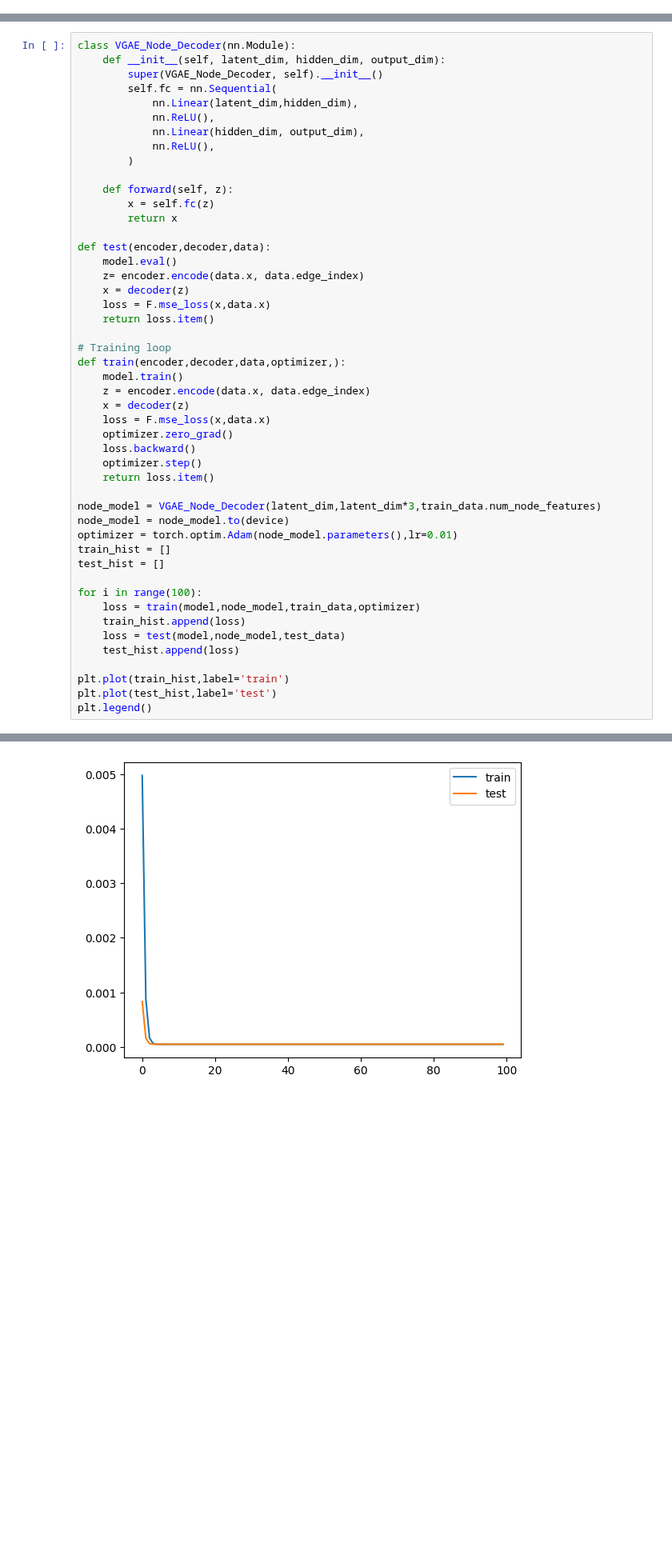
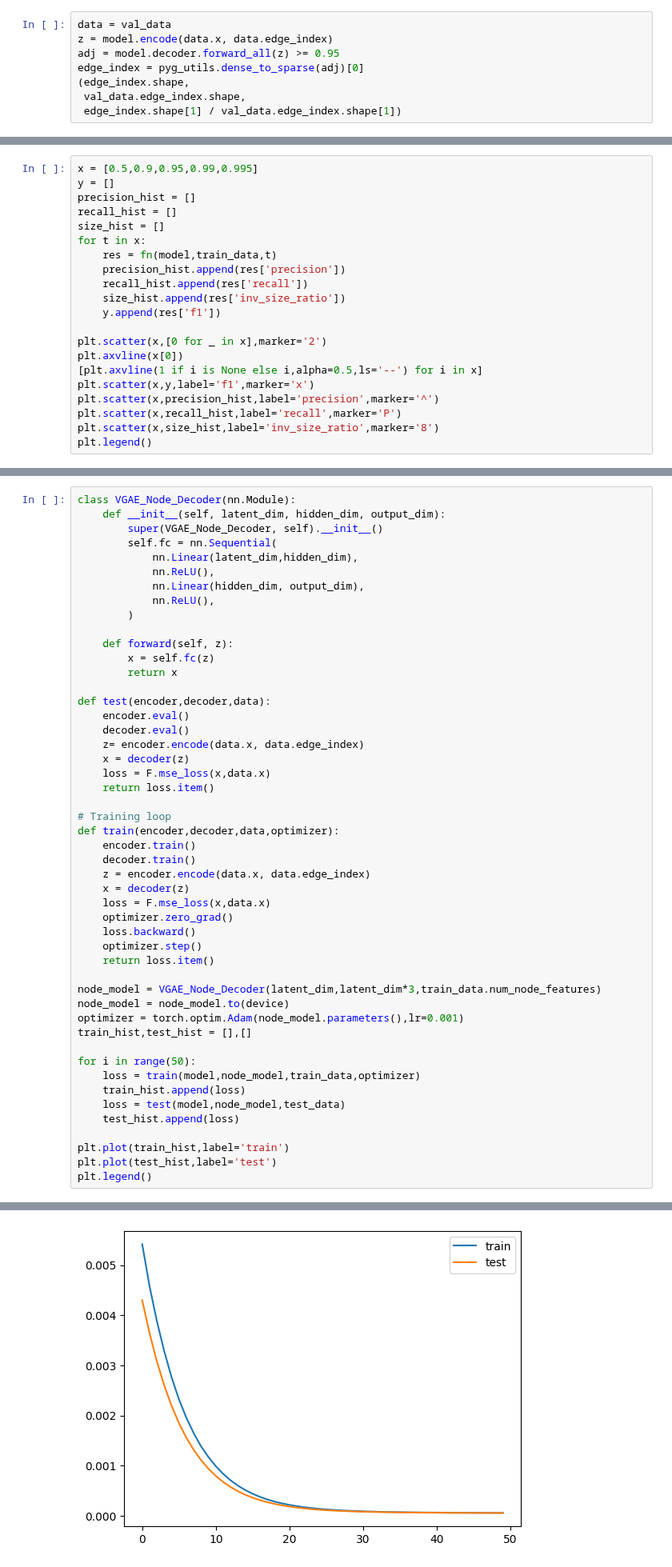
Before and after one commit to taimoon/deep-learning-note, a Jupyter notebook: GRAPH AUTOENCODER.ipynb, the cells around one changed output, grey strips where cells are left out. Shown at 80% size. Drawn from its saved outputs; the diff is of its cells as text; blank space fills up the shorter version.

```diff
--- a/GRAPH AUTOENCODER.ipynb
+++ b/GRAPH AUTOENCODER.ipynb
@@ -155,3 +222,11 @@ plot_loss(hist)
 2. recall =  true positive / all positive
 
 In words, precision tells us how many are true positive among all predicted positive whereas recall how many positive is captured among all positive. High precision but low recall implies that the model is very conservative such that it will make sure all predictions are right but not capturing all; underestimating link presence.
+# %%
+data = val_data
+z = model.encode(data.x, data.edge_index)
+adj = model.decoder.forward_all(z) >= 0.95
+edge_index = pyg_utils.dense_to_sparse(adj)[0]
+(edge_index.shape,
+ val_data.edge_index.shape,
+ edge_index.shape[1] / val_data.edge_index.shape[1])
@@ -196,0 +284,21 @@ threshold
+# %%
+x = [0.5,0.9,0.95,0.99,0.995]
+y = []
+precision_hist = []
+recall_hist = []
+size_hist = []
+for t in x:
+    res = fn(model,train_data,t)
+    precision_hist.append(res['precision'])
+    recall_hist.append(res['recall'])
+    size_hist.append(res['inv_size_ratio'])
+    y.append(res['f1'])
+
+plt.scatter(x,[0 for _ in x],marker='2')
+plt.axvline(x[0])
+[plt.axvline(1 if i is None else i,alpha=0.5,ls='--') for i in x]
+plt.scatter(x,y,label='f1',marker='x')
+plt.scatter(x,precision_hist,label='precision',marker='^')
+plt.scatter(x,recall_hist,label='recall',marker='P')
+plt.scatter(x,size_hist,label='inv_size_ratio',marker='8')
+plt.legend()
@@ -210,39 +323,40 @@ class VGAE_Node_Decoder(nn.Module):
         return x
 
 def test(encoder,decoder,data):
-    model.eval()
+    encoder.eval()
+    decoder.eval()
     z= encoder.encode(data.x, data.edge_index)
     x = decoder(z)
     loss = F.mse_loss(x,data.x)
     return loss.item()
 
 # Training loop
-def train(encoder,decoder,data,optimizer,):
-    model.train()
+def train(encoder,decoder,data,optimizer):
+    encoder.train()
+    decoder.train()
     z = encoder.encode(data.x, data.edge_index)
     x = decoder(z)
     loss = F.mse_loss(x,data.x)
     optimizer.zero_grad()
     loss.backward()
     optimizer.step()
     return loss.item()
 
 node_model = VGAE_Node_Decoder(latent_dim,latent_dim*3,train_data.num_node_features)
 node_model = node_model.to(device)
-optimizer = torch.optim.Adam(node_model.parameters(),lr=0.01)
-train_hist = []
-test_hist = []
+optimizer = torch.optim.Adam(node_model.parameters(),lr=0.001)
+train_hist,test_hist = [],[]
 
-for i in range(100):
+for i in range(50):
     loss = train(model,node_model,train_data,optimizer)
     train_hist.append(loss)
     loss = test(model,node_model,test_data)
     test_hist.append(loss)
 
 plt.plot(train_hist,label='train')
 plt.plot(test_hist,label='test')
 plt.legend()
 # %% [output]
 <matplotlib.legend.Legend at 0x...>
-[figure, old version]
+[figure, new version]
 # %%
```
Also changed, not shown: parts of 23 cells of this notebook.
